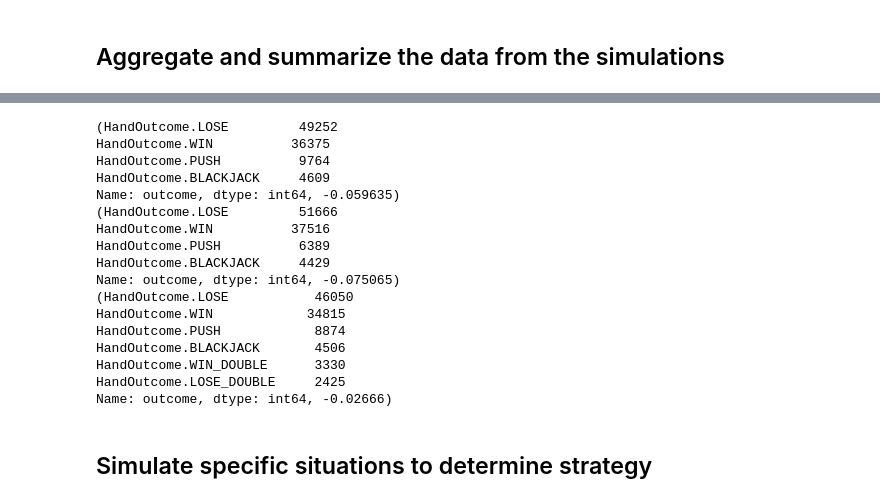
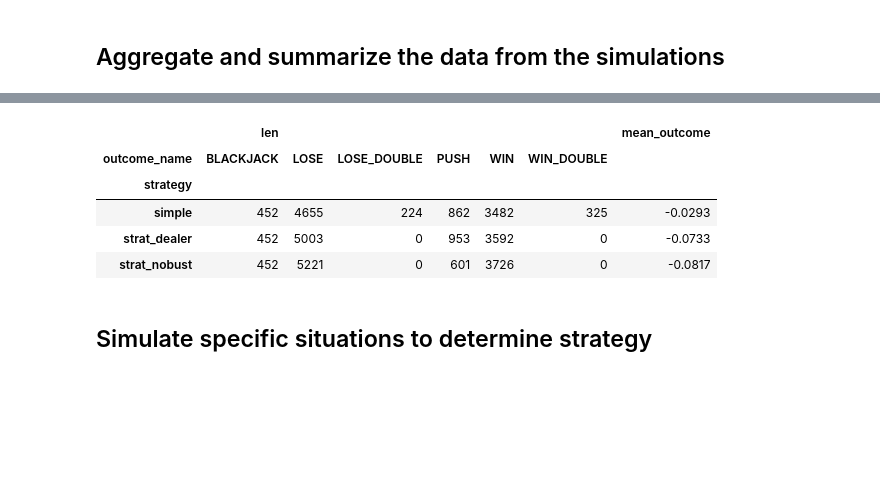
Before and after one commit to sdvinay/blackjack, a Jupyter notebook: Blackjack_sim.ipynb, the cells around one changed output, grey strips where cells are left out. Cells and saved outputs as stored; diff of their text form; code cells hidden in the pictures; blank space fills up the shorter version.

```diff
--- a/Blackjack_sim.ipynb
+++ b/Blackjack_sim.ipynb
@@ -105,6 +117,8 @@ def strat_dealer(hand, dealer):
     # TODO handle soft hands
     else:
         return Action.STAND
+
+strat_dealer.name='strat_dealer'
 # %%
 class HandOutcome(Enum):
     WIN = 1
@@ -228,10 +264,0 @@ generate_row_from_hand(play_one_hand(strat_nobust))
-# %%
-def run_n_sim_trials(strat, n):
-    sims = pd.DataFrame([generate_row_from_hand(play_one_hand(strat)) for _ in range(n)])
-    return sims
-
-def summarize_totals(sims):
-    return sims['outcome'].value_counts(), sims['outcome'].apply(lambda x: x.value).mean()
-
-sims = run_n_sim_trials(strat_dealer, 1000)
-sims, summarize_totals(sims)
@@ -255,0 +265,24 @@ sims, summarize_totals(sims)
+# %%
+def run_n_sim_trials(strats, n):
+    sims = [generate_rows_from_round(play_one_round(strats)) for _ in range(n)]
+    results = pd.DataFrame([player for round in sims for player in round])
+    results['outcome_value'] = results['outcome'].apply(lambda x: x.value)
+    results['outcome_name'] = results['outcome'].apply(lambda x: str(x)[12:])
+    return results
+
+def summarize_totals(sims):
+    def outcome_name(x): return x.head(1) # The function name will be used as the column name
+    outcome_counts = sims.groupby(['strategy', 'outcome_value'])['outcome_name'].agg([len, outcome_name])
+    outcome_summary = outcome_counts.reset_index().set_index('strategy').drop(['outcome_value'], axis=1).pivot(columns=['outcome_name'])
+
+    # The empty cells are NaNs; fill the NaNs and convert back to int
+    for col in outcome_summary.columns:
+        outcome_summary[col] = outcome_summary[col].fillna(0).apply(int)
+
+    outcome_summary['mean_outcome'] = sims.groupby('strategy')['outcome_value'].mean()
+
+    return outcome_summary
+
+
+sim_results = run_n_sim_trials([strat_nobust, strat_dealer], 1000)
+sim_results, summarize_totals(sim_results)
@@ -261,6 +312,9 @@ def strat_simple(hand, dealer):
     if dealer.score in (range(3,7)):  return Action.STAND
     else:  return Action.HIT
 
-sims = run_n_sim_trials(strat_simple, 1000)
-sims, summarize_totals(sims)
+strat_simple.name = 'simple'
+
+
+sims = run_n_sim_trials([strat_simple], 1000)
+sims.head(10), summarize_totals(sims)
 # %% [output]
@@ -284,24 +338,12 @@ sims, summarize_totals(sims)
-# %%
-for strat in [strat_dealer, strat_nobust, strat_simple]:
-    print(summarize_totals(run_n_sim_trials(strat, 100000)))
-# %% [output]
-(HandOutcome.LOSE         49252
-HandOutcome.WIN          36375
-HandOutcome.PUSH          9764
-HandOutcome.BLACKJACK     4609
-Name: outcome, dtype: int64, -0.059635)
-(HandOutcome.LOSE         51666
-HandOutcome.WIN          37516
-HandOutcome.PUSH          6389
-HandOutcome.BLACKJACK     4429
-Name: outcome, dtype: int64, -0.075065)
-(HandOutcome.LOSE           46050
-HandOutcome.WIN            34815
-HandOutcome.PUSH            8874
-HandOutcome.BLACKJACK       4506
-HandOutcome.WIN_DOUBLE      3330
-HandOutcome.LOSE_DOUBLE     2425
-Name: outcome, dtype: int64, -0.02666)
+# %%
+summarize_totals(run_n_sim_trials([strat_dealer, strat_nobust, strat_simple], 10000))
+# %% [output]
+|  | len |  |  |  |  |  | mean_outcome |
+| outcome_name | BLACKJACK | LOSE | LOSE_DOUBLE | PUSH | WIN | WIN_DOUBLE |  |
+| strategy |  |  |  |  |  |  |  |
+| simple | 452 | 4655 | 224 | 862 | 3482 | 325 | -0.0293 |
+| strat_dealer | 452 | 5003 | 0 | 953 | 3592 | 0 | -0.0733 |
+| strat_nobust | 452 | 5221 | 0 | 601 | 3726 | 0 | -0.0817 |
 # %% [markdown]
 ## Simulate specific situations to determine strategy
 # %%
```
Also changed, not shown: parts of 38 cells of this notebook.
